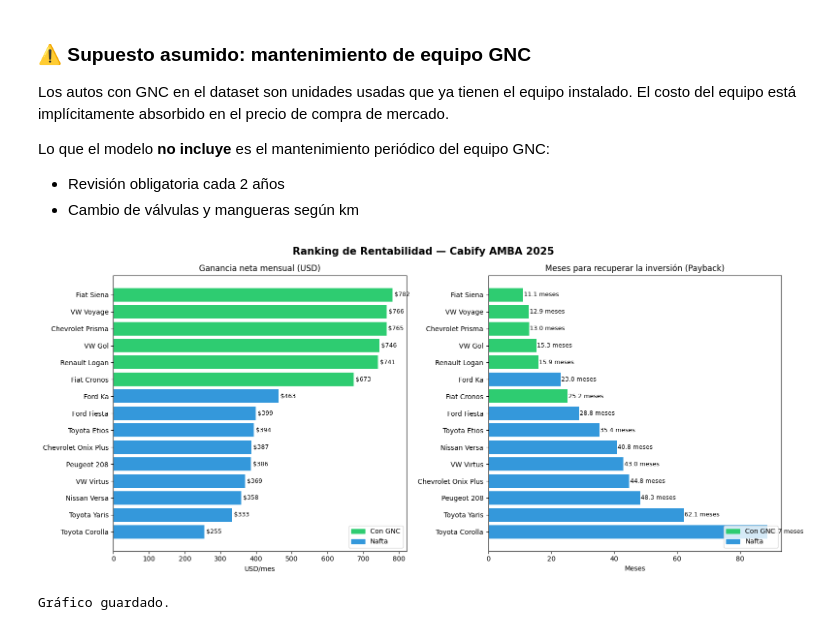
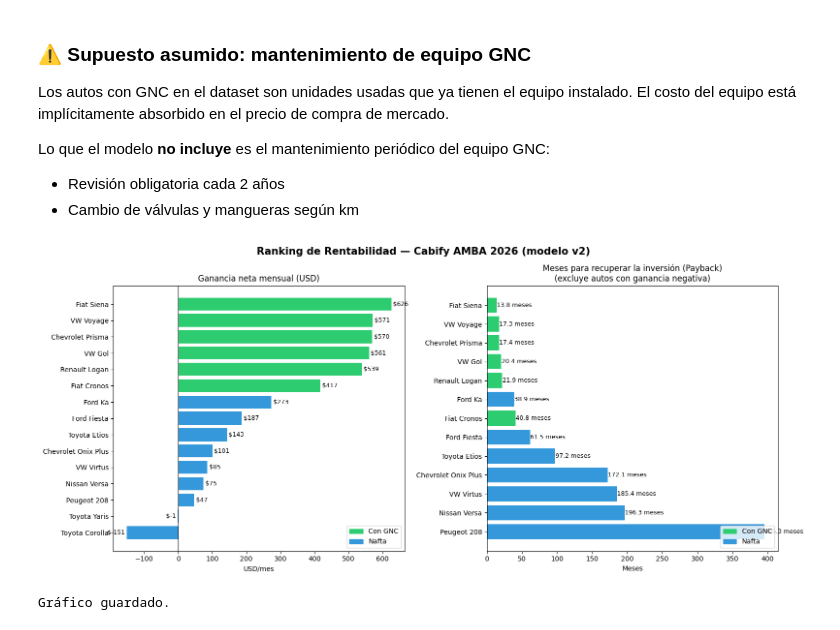
Before and after one commit to francataldi/cabify-rentabilidad-argentina, a Jupyter notebook: notebooks/03_modelo_costos.ipynb, the cells around one changed output. Drawn from its saved outputs; the diff is of its cells as text; code cells hidden in the pictures.

Commit message:
feat: modelo economico v2 — valor residual, mantenimiento por km, seguro/patente dinamicos
Co-Authored-By: Claude Fable 5 <noreply@anthropic.com>

```diff
--- a/notebooks/03_modelo_costos.ipynb
+++ b/notebooks/03_modelo_costos.ipynb
@@ -115,7 +115,8 @@ tiene_gnc = {
 # Precio mediano por modelo desde el dataset
 precio_mediano = df.groupby("modelo")["precio_usd"].median()
 
-# Aplicar modelo a cada auto
+# Aplicar modelo a cada auto (v2: incluye mantenimiento por km,
+# valor residual y seguro/patente proporcionales al valor del auto)
 resultados = []
 for modelo in consumo_por_modelo:
     precio = precio_mediano[modelo]
@@ -123,7 +124,8 @@ for modelo in consumo_por_modelo:
         precio_compra_usd=precio,
         consumo_l_100km=consumo_por_modelo[modelo],
         tiene_gnc=tiene_gnc[modelo],
-        tipo_cambio=TIPO_CAMBIO
+        tipo_cambio=TIPO_CAMBIO,
+        costo_mantenimiento_km=MANTENIMIENTO_POR_KM_ARS[modelo]
     )
     resultado["modelo"] = modelo
     resultado["tiene_gnc"] = tiene_gnc[modelo]
@@ -133,7 +135,8 @@ df_resultados = pd.DataFrame(resultados).set_index("modelo")
 
 # Mostrar tabla resumen
 cols_mostrar = ["precio_compra_usd", "ganancia_neta_usd", "ganancia_neta_ars",
-                "payback_meses", "costo_combustible_ars", "amortizacion_mensual_ars"]
+                "payback_meses", "costo_combustible_ars", "amortizacion_mensual_ars",
+                "mantenimiento_mensual_ars", "seguro_mensual_ars", "patente_mensual_ars"]
 
-print(df_resultados[cols_mostrar].sort_values("ganancia_neta_usd", ascending=False).to_string())
+print(df_resultados[cols_mostrar].sort_values("ganancia_neta_usd", ascending=False).round(0).to_string())
 # %% [output]
@@ -168,38 +171,42 @@ import matplotlib.pyplot as plt
 import matplotlib.patches as mpatches
 import numpy as np
 
 fig, axes = plt.subplots(1, 2, figsize=(16, 7))
-fig.suptitle("Ranking de Rentabilidad — Cabify AMBA 2025", fontsize=15, fontweight="bold")
+fig.suptitle("Ranking de Rentabilidad — Cabify AMBA 2026 (modelo v2)", fontsize=15, fontweight="bold")
 
 df_plot = df_resultados.sort_values("ganancia_neta_usd", ascending=True)
 colores = ["#2ecc71" if df_resultados.loc[m, "tiene_gnc"] else "#3498db" for m in df_plot.index]
 
 # 1. Ganancia neta mensual en USD
 bars = axes[0].barh(df_plot.index, df_plot["ganancia_neta_usd"], color=colores)
 axes[0].set_title("Ganancia neta mensual (USD)", fontsize=12)
 axes[0].set_xlabel("USD/mes")
+axes[0].axvline(0, color="black", linewidth=0.8)
 for i, v in enumerate(df_plot["ganancia_neta_usd"]):
-    axes[0].text(v + 5, i, f"${v:,.0f}", va="center", fontsize=9)
+    offset = 5 if v >= 0 else -5
+    ha = "left" if v >= 0 else "right"
+    axes[0].text(v + offset, i, f"${v:,.0f}", va="center", ha=ha, fontsize=9)
 
 patch_gnc = mpatches.Patch(color="#2ecc71", label="Con GNC")
 patch_nafta = mpatches.Patch(color="#3498db", label="Nafta")
 axes[0].legend(handles=[patch_gnc, patch_nafta], loc="lower right")
 
-# 2. Payback period en meses
-df_plot2 = df_resultados.sort_values("payback_meses", ascending=False)
+# 2. Payback period en meses — solo autos con ganancia positiva (payback finito)
+df_payback = df_resultados[np.isfinite(df_resultados["payback_meses"])]
+df_plot2 = df_payback.sort_values("payback_meses", ascending=False)
 colores2 = ["#2ecc71" if df_resultados.loc[m, "tiene_gnc"] else "#3498db" for m in df_plot2.index]
 axes[1].barh(df_plot2.index, df_plot2["payback_meses"], color=colores2)
-axes[1].set_title("Meses para recuperar la inversión (Payback)", fontsize=12)
+axes[1].set_title("Meses para recuperar la inversión (Payback)\n(excluye autos con ganancia negativa)", fontsize=12)
 axes[1].set_xlabel("Meses")
 for i, v in enumerate(df_plot2["payback_meses"]):
     axes[1].text(v + 0.2, i, f"{v:.1f} meses", va="center", fontsize=9)
 axes[1].legend(handles=[patch_gnc, patch_nafta], loc="lower right")
 
 plt.tight_layout()
 plt.savefig("../reports/figures/02_ranking_rentabilidad.png", dpi=150, bbox_inches="tight")
 plt.show()
 print("Gráfico guardado.")
 # %% [output]
-[figure, old version]
+[figure, new version]
 Gráfico guardado.
 # %% [markdown]
```
Also changed, not shown: parts of 3 cells of this notebook, 9 other files.
